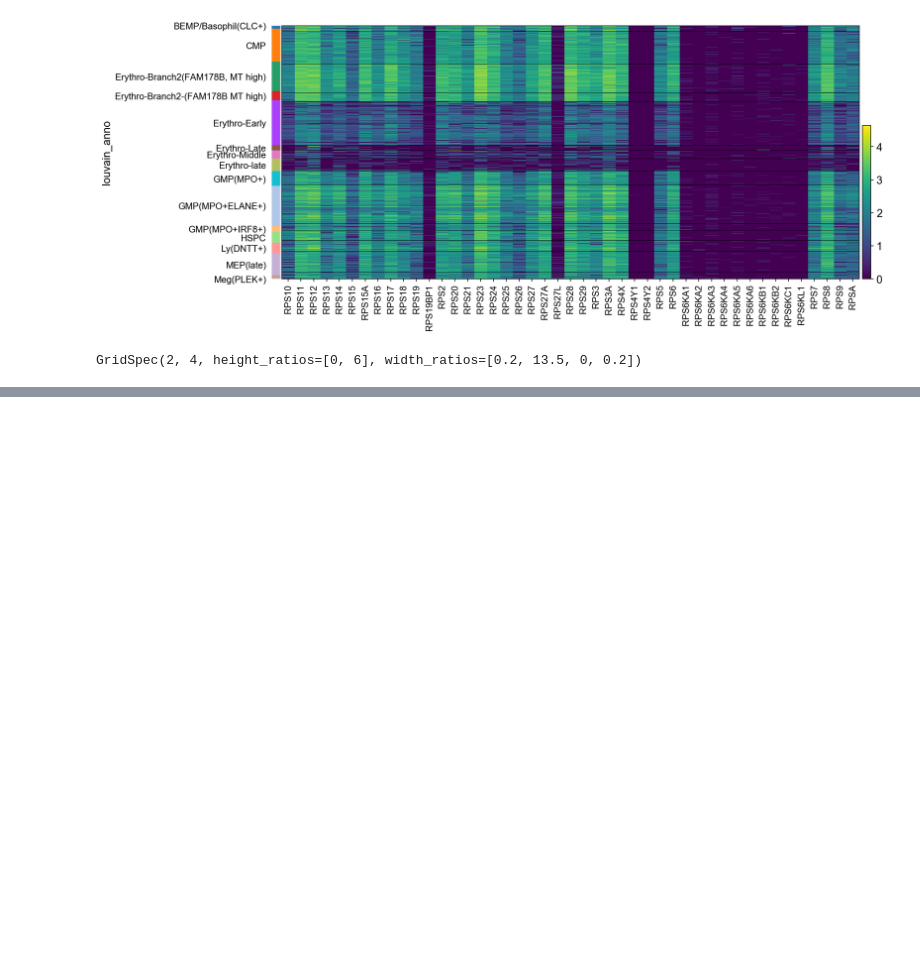
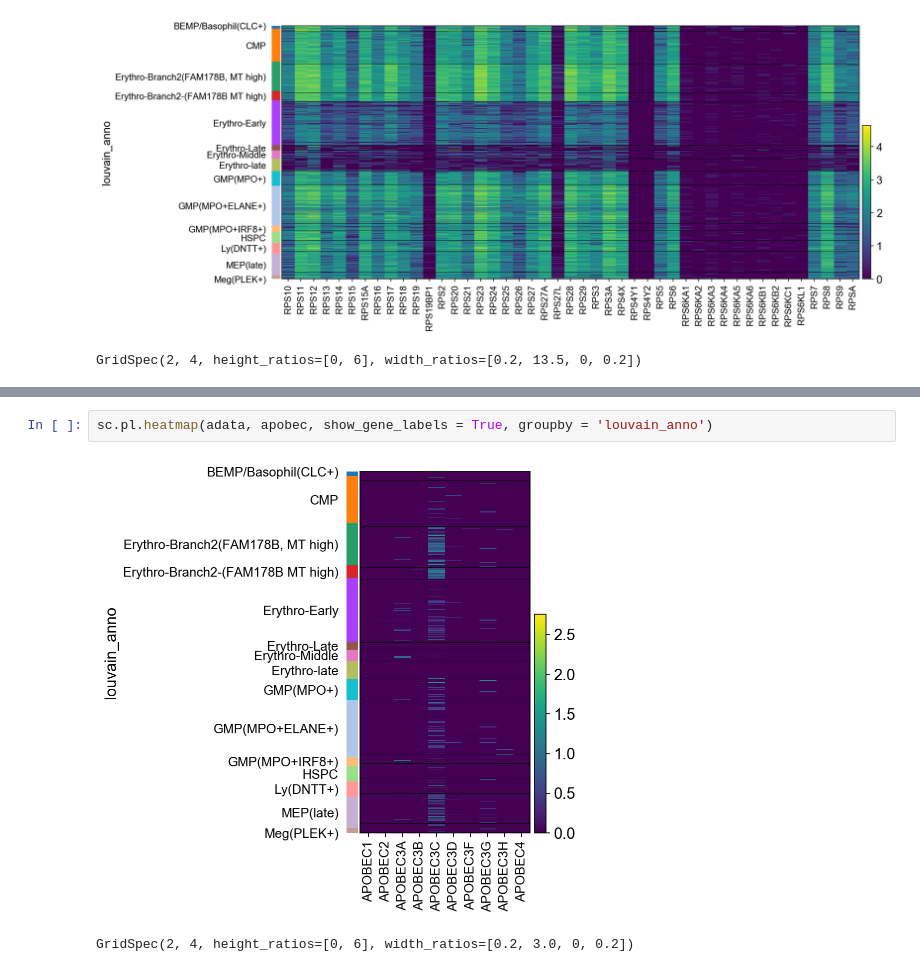
Before and after one commit to algaebrown/scSecretome, a Jupyter notebook: sc_notebook/hemato_RPL_RPS.ipynb, the cells around one changed output, grey strips where cells are left out. Cells and saved outputs as stored; diff of their text form; blank space fills up the shorter version.

```diff
--- a/sc_notebook/hemato_RPL_RPS.ipynb
+++ b/sc_notebook/hemato_RPL_RPS.ipynb
@@ -38,0 +55,5 @@ GridSpec(2, 4, height_ratios=[0, 6], width_ratios=[0.2, 13.5, 0, 0.2])
+# %%
+sc.pl.heatmap(adata, apobec, show_gene_labels = True, groupby = 'louvain_anno')
+# %% [output]
+[figure, added]
+GridSpec(2, 4, height_ratios=[0, 6], width_ratios=[0.2, 3.0, 0, 0.2])
```
Also changed, not shown: parts of 32 cells of this notebook, 2 other files.
